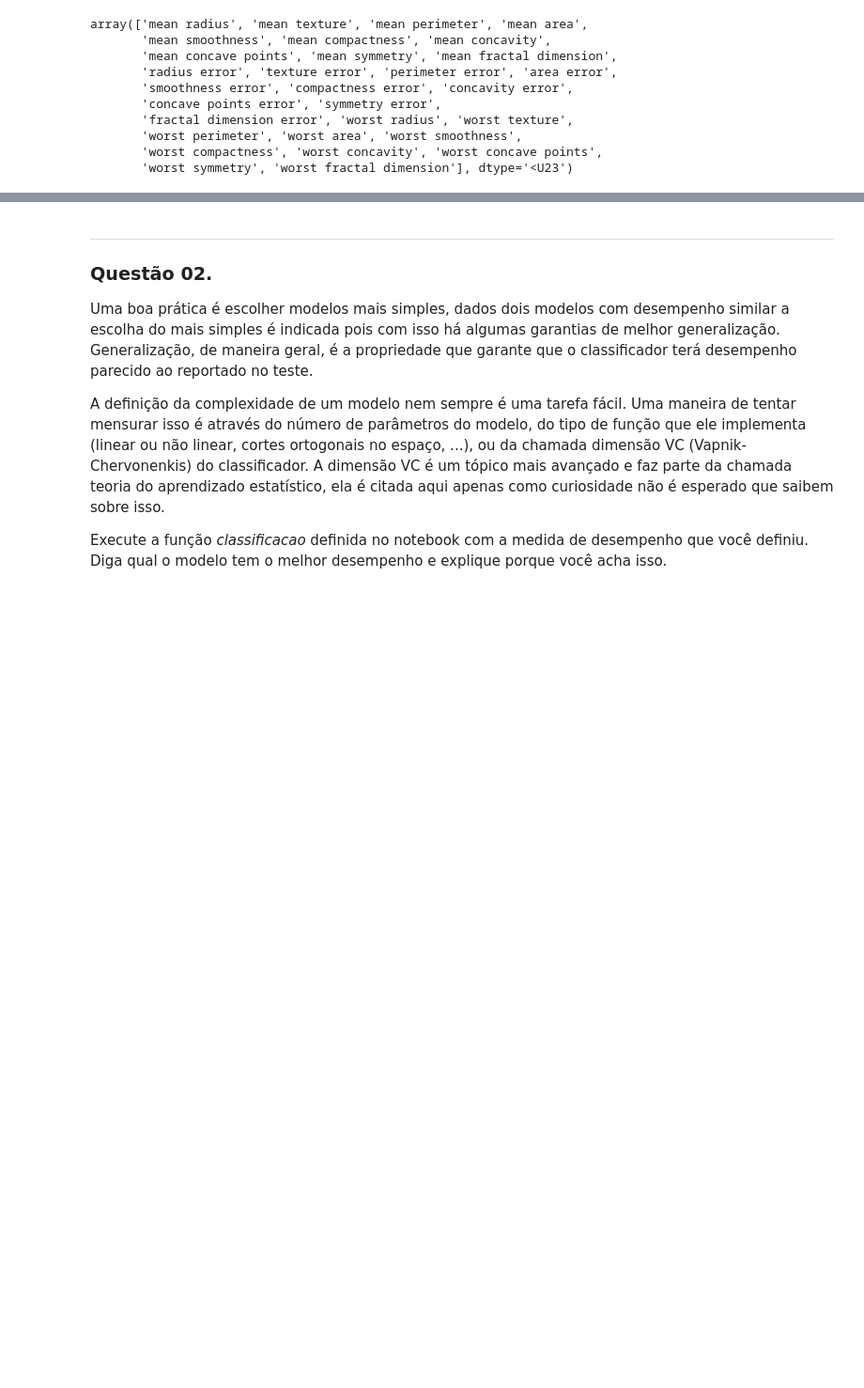
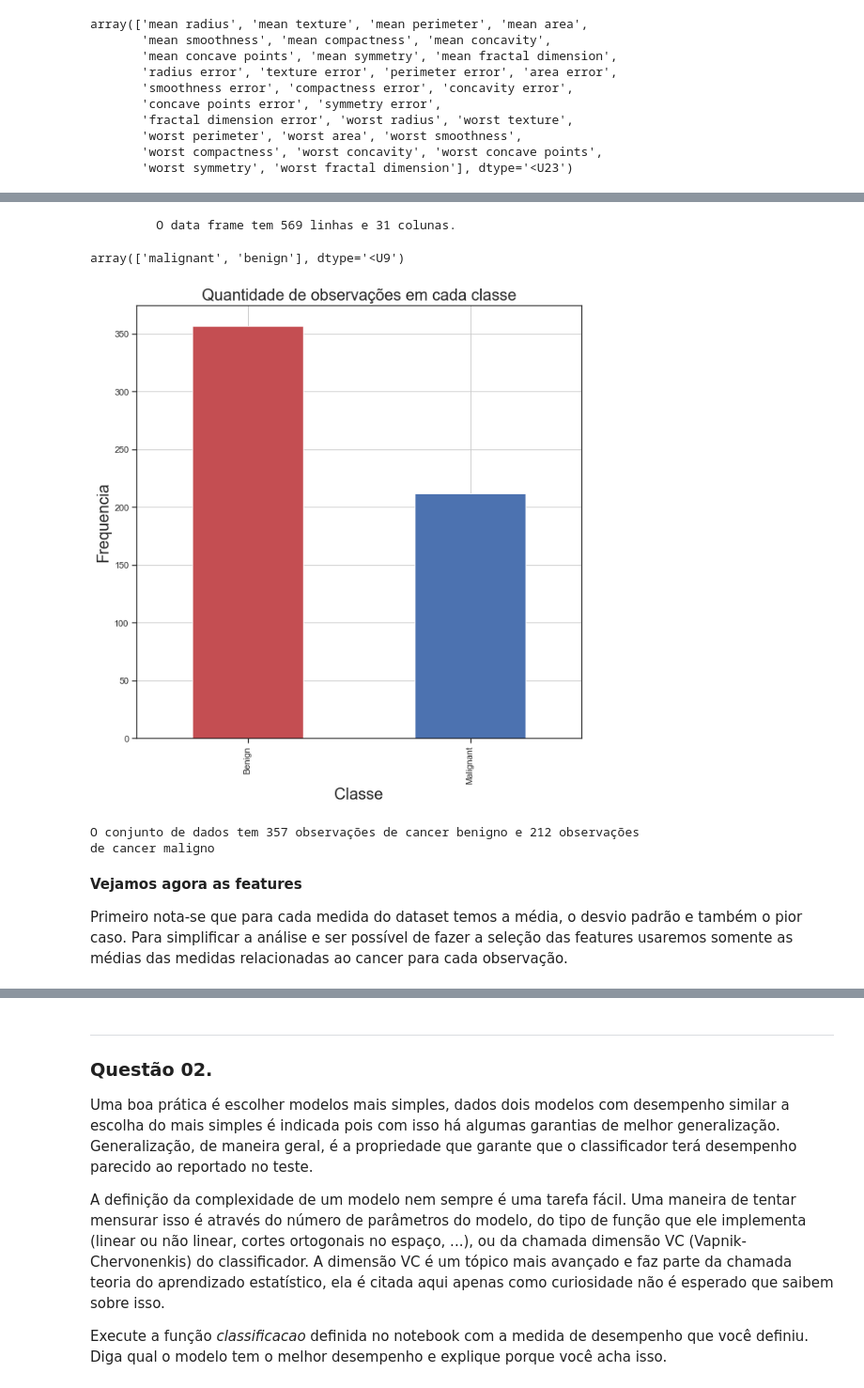
Before and after one commit to gmichelcarvalho/SCC5948_Ciencia-de-dados, a Jupyter notebook: Exercício_Planejamento_de_Experimentos.ipynb, the cells around one changed output, grey strips where cells are left out. Shown at 94% size. Drawn from its saved outputs; the diff is of its cells as text; code cells hidden in the pictures; blank space fills up the shorter version.

```diff
--- a/Exercício_Planejamento_de_Experimentos.ipynb
+++ b/Exercício_Planejamento_de_Experimentos.ipynb
@@ -143,3 +122,6 @@ array(['mean radius', 'mean texture', 'mean perimeter', 'mean area',
        'worst perimeter', 'worst area', 'worst smoothness',
        'worst compactness', 'worst concavity', 'worst concave points',
        'worst symmetry', 'worst fractal dimension'], dtype='<U23')
+# %%
+df_feature = pd.DataFrame(features,columns=data.feature_names)
+df_target = pd.DataFrame(target,columns=['Diagnosis'])
@@ -145,0 +147,2 @@ array(['mean radius', 'mean texture', 'mean perimeter', 'mean area',
+# %%
+df_cancer = pd.concat([df_feature,df_target],axis=1)
@@ -145,0 +159,36 @@ array(['mean radius', 'mean texture', 'mean perimeter', 'mean area',
+# %%
+print("\n \t O data frame tem {0[0]} linhas e {0[1]} colunas. \n".format(df_cancer.shape))
+# %% [output]
+         O data frame tem 569 linhas e 31 colunas.
+# %%
+data.target_names
+# %% [output]
+array(['malignant', 'benign'], dtype='<U9')
+# %%
+## Quantidade de observações em cada classe
+bars = ('Benign','Malignant')
+y_pos = np.arange(len(bars))
+
+df_cancer['Diagnosis'].value_counts().plot(kind='bar', figsize=(10,10), color=['r','b'])
+plt.title('Quantidade de observações em cada classe', fontsize=20)
+plt.xticks(y_pos,bars)
+plt.xlabel('Classe',fontsize=20)
+plt.ylabel('Frequencia',fontsize=20)
+plt.grid()
+plt.show()
+
+malignos = sum(df_cancer['Diagnosis']==0)
+benignos =  len(df_cancer['Diagnosis']) - malignos
+
+print('O conjunto de dados tem {} observações de cancer benigno e {} observações\n'
+      'de cancer maligno' .format(benignos, malignos) )
+# %% [output]
+[figure, added]
+O conjunto de dados tem 357 observações de cancer benigno e 212 observações
+de cancer maligno
+# %% [markdown]
+**Vejamos agora as features**
+
+Primeiro nota-se que para cada medida do dataset temos a média, o desvio padrão e também o pior caso.
+Para simplificar a análise e ser possível de fazer a seleção das features usaremos somente
+as médias das medidas relacionadas ao cancer para cada observação.
```
Also changed, not shown: parts of 42 cells of this notebook.
